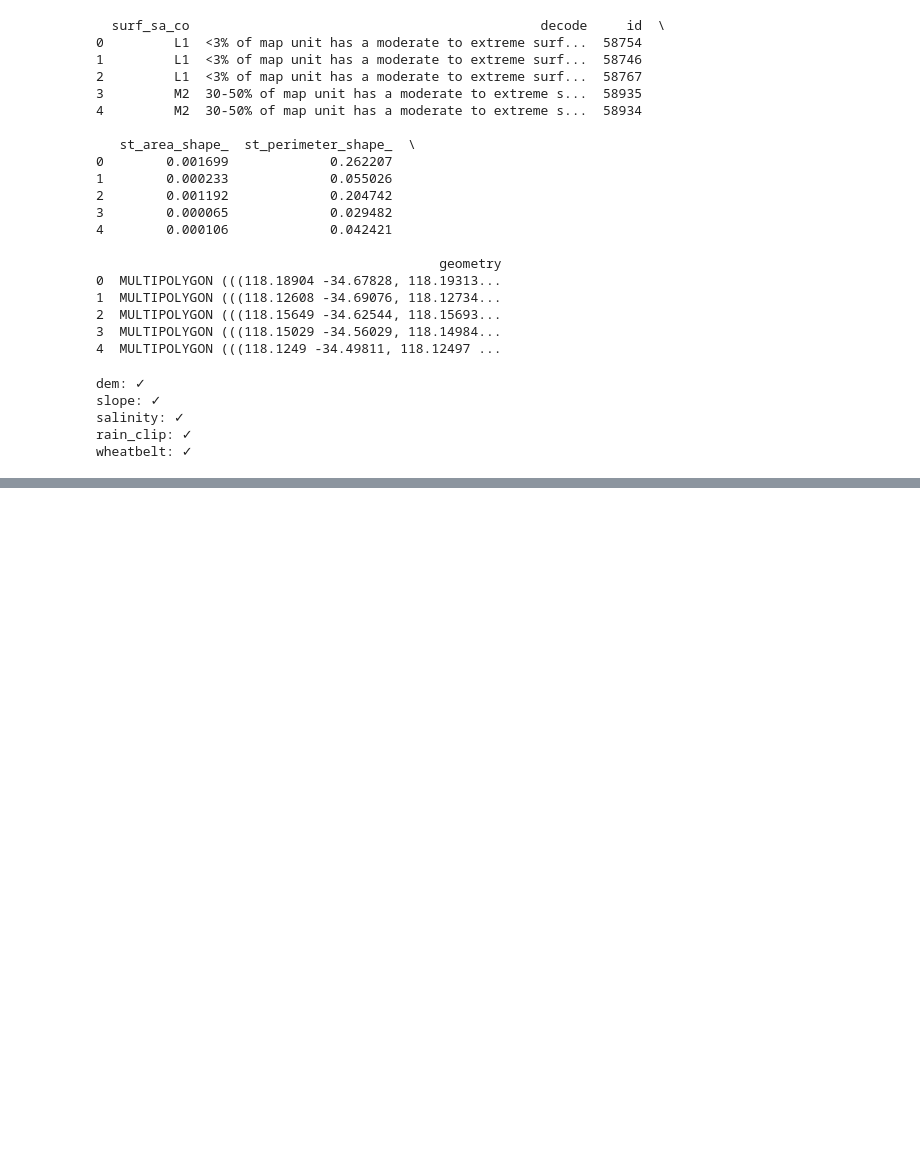
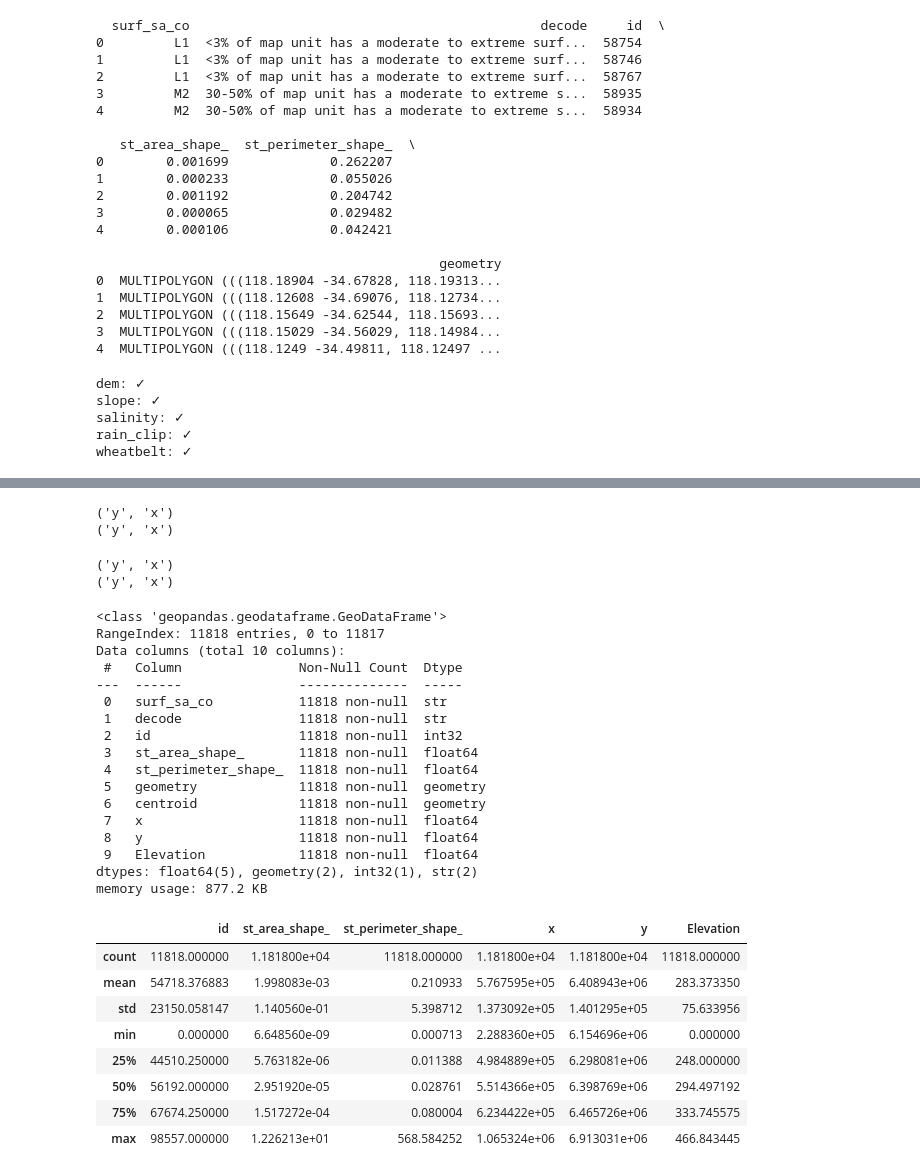
Before and after one commit to JWAN0646/Jingxuan-Wang, a Jupyter notebook: WA-Soil-Salinity-Prediction/notebooks/Soil_Salinity.ipynb, the cells around one changed output, grey strips where cells are left out. Cells and saved outputs as stored; diff of their text form; code cells hidden in the pictures; blank space fills up the shorter version.

```diff
--- a/WA-Soil-Salinity-Prediction/notebooks/Soil_Salinity.ipynb
+++ b/WA-Soil-Salinity-Prediction/notebooks/Soil_Salinity.ipynb
@@ -960,0 +1228,8 @@ wheatbelt: ✓
+# %%
+salinity = salinity.to_crs(dem.rio.crs)
+# %%
+#提取中心点的坐标
+salinity["x"] = salinity.centroid.x
+salinity["y"] = salinity.centroid.y
+
+salinity[["x", "y"]].head()
@@ -960,0 +1257,71 @@ wheatbelt: ✓
+# %%
+print(rain_utm.dims)
+print(annual_rain_proj.dims)
+# %% [output]
+('y', 'x')
+('y', 'x')
+# %%
+# 使用已经计算好的全年降雨
+rain_mean = annual_rain_proj
+
+# DEM 去掉 band 维度
+dem = dem.squeeze()
+
+print(dem.dims)
+print(rain_mean.dims)
+# %% [output]
+('y', 'x')
+('y', 'x')
+# %%
+import numpy as np
+
+def extract_values(raster, x_coords, y_coords):
+    values = []
+
+    for x, y in zip(x_coords, y_coords):
+        value = raster.sel(
+            x=x,
+            y=y,
+            method="nearest"
+        ).values.item()
+
+        values.append(value)
+
+    return np.array(values)
+
+# 提取 DEM
+salinity["Elevation"] = extract_values(
+    dem,
+    salinity["x"],
+    salinity["y"]
+)
+# %%
+salinity.info()
+salinity.describe()
+# %% [output]
+<class 'geopandas.geodataframe.GeoDataFrame'>
+RangeIndex: 11818 entries, 0 to 11817
+Data columns (total 10 columns):
+ #   Column               Non-Null Count  Dtype
+---  ------               --------------  -----
+ 0   surf_sa_co           11818 non-null  str
+ 1   decode               11818 non-null  str
+ 2   id                   11818 non-null  int32
+ 3   st_area_shape_       11818 non-null  float64
+ 4   st_perimeter_shape_  11818 non-null  float64
+ 5   geometry             11818 non-null  geometry
+ 6   centroid             11818 non-null  geometry
+ 7   x                    11818 non-null  float64
+ 8   y                    11818 non-null  float64
+ 9   Elevation            11818 non-null  float64
+dtypes: float64(5), geometry(2), int32(1), str(2)
+memory usage: 877.2 KB
+|  | id | st_area_shape_ | st_perimeter_shape_ | x | y | Elevation |
+| count | 11818.000000 | 1.181800e+04 | 11818.000000 | 1.181800e+04 | 1.181800e+04 | 11818.000000 |
+| mean | 54718.376883 | 1.998083e-03 | 0.210933 | 5.767595e+05 | 6.408943e+06 | 283.373350 |
+| std | 23150.058147 | 1.140560e-01 | 5.398712 | 1.373092e+05 | 1.401295e+05 | 75.633956 |
+| min | 0.000000 | 6.648560e-09 | 0.000713 | 2.288360e+05 | 6.154696e+06 | 0.000000 |
+| 25% | 44510.250000 | 5.763182e-06 | 0.011388 | 4.984889e+05 | 6.298081e+06 | 248.000000 |
+| 50% | 56192.000000 | 2.951920e-05 | 0.028761 | 5.514366e+05 | 6.398769e+06 | 294.497192 |
+| 75% | 67674.250000 | 1.517272e-04 | 0.080004 | 6.234422e+05 | 6.465726e+06 | 333.745575 |
+| max | 98557.000000 | 1.226213e+01 | 568.584252 | 1.065324e+06 | 6.913031e+06 | 466.843445 |
```
Also changed, not shown: parts of 54 cells of this notebook.
